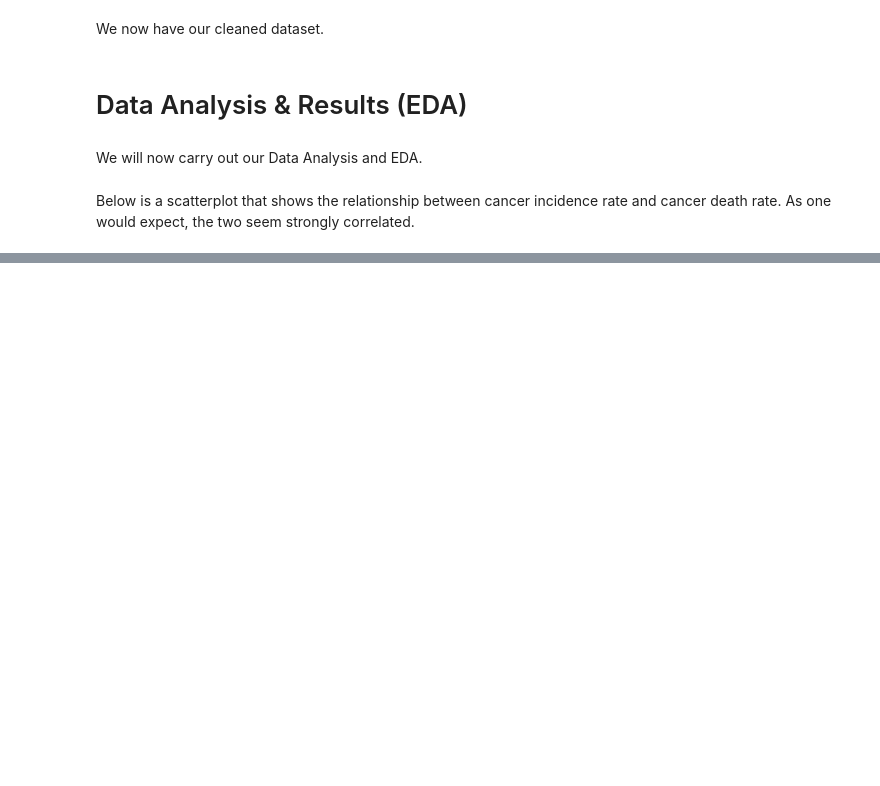
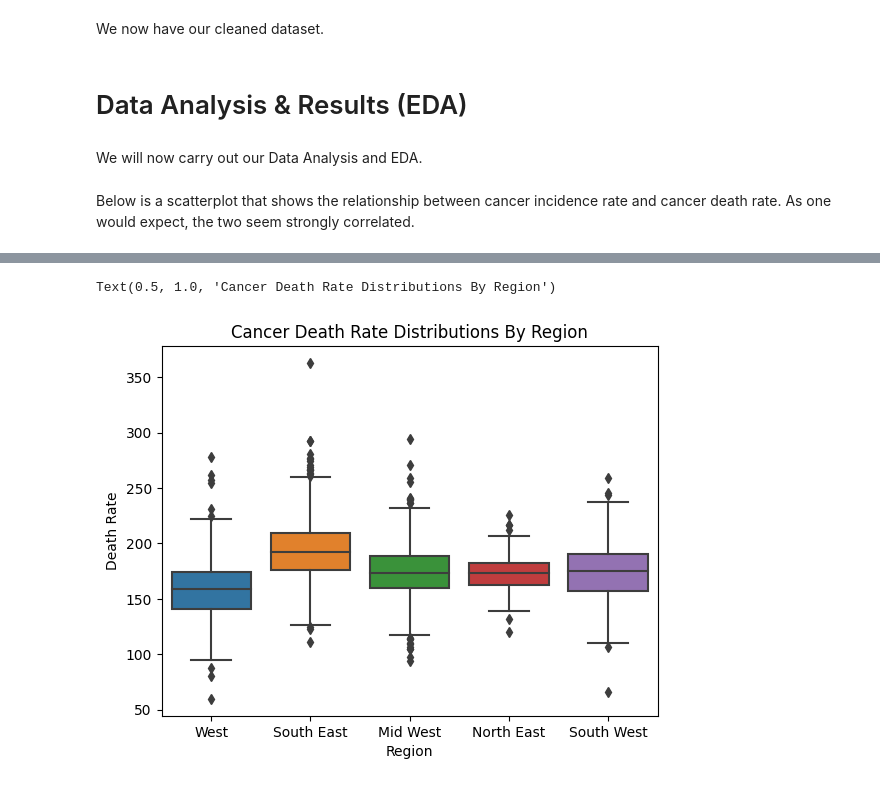
Before and after one commit to caseyhild/Data-Science-For-Cancer-Analysis, a Jupyter notebook: EDACheckpointGroup_Sp23_Casey_s_Group.ipynb, the cells around one changed output, grey strips where cells are left out. Saved outputs shown, nothing was run; the diff lists cells and outputs as text; code cells hidden in the pictures; blank space fills up the shorter version.

```diff
--- a/EDACheckpointGroup_Sp23_Casey_s_Group.ipynb
+++ b/EDACheckpointGroup_Sp23_Casey_s_Group.ipynb
@@ -310,0 +262,6 @@ As we can see from the plots above the cancer death rates across the different r
+# %%
+sns.boxplot(x='Region', y='Death Rate', data=df)
+plt.title("Cancer Death Rate Distributions By Region")
+# %% [output]
+Text(0.5, 1.0, 'Cancer Death Rate Distributions By Region')
+[figure, added]
```
Also changed, not shown: parts of 34 cells of this notebook.
